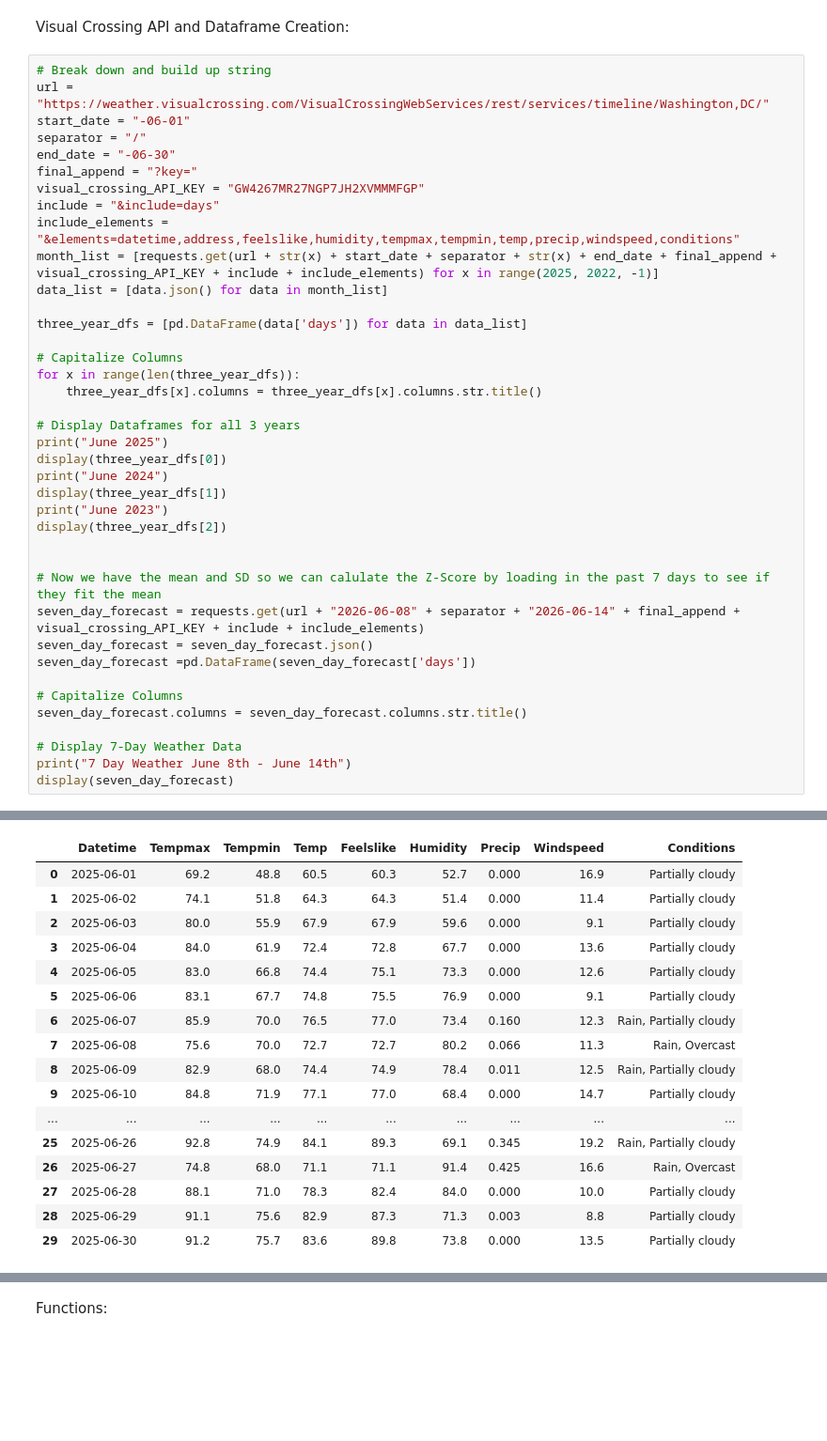
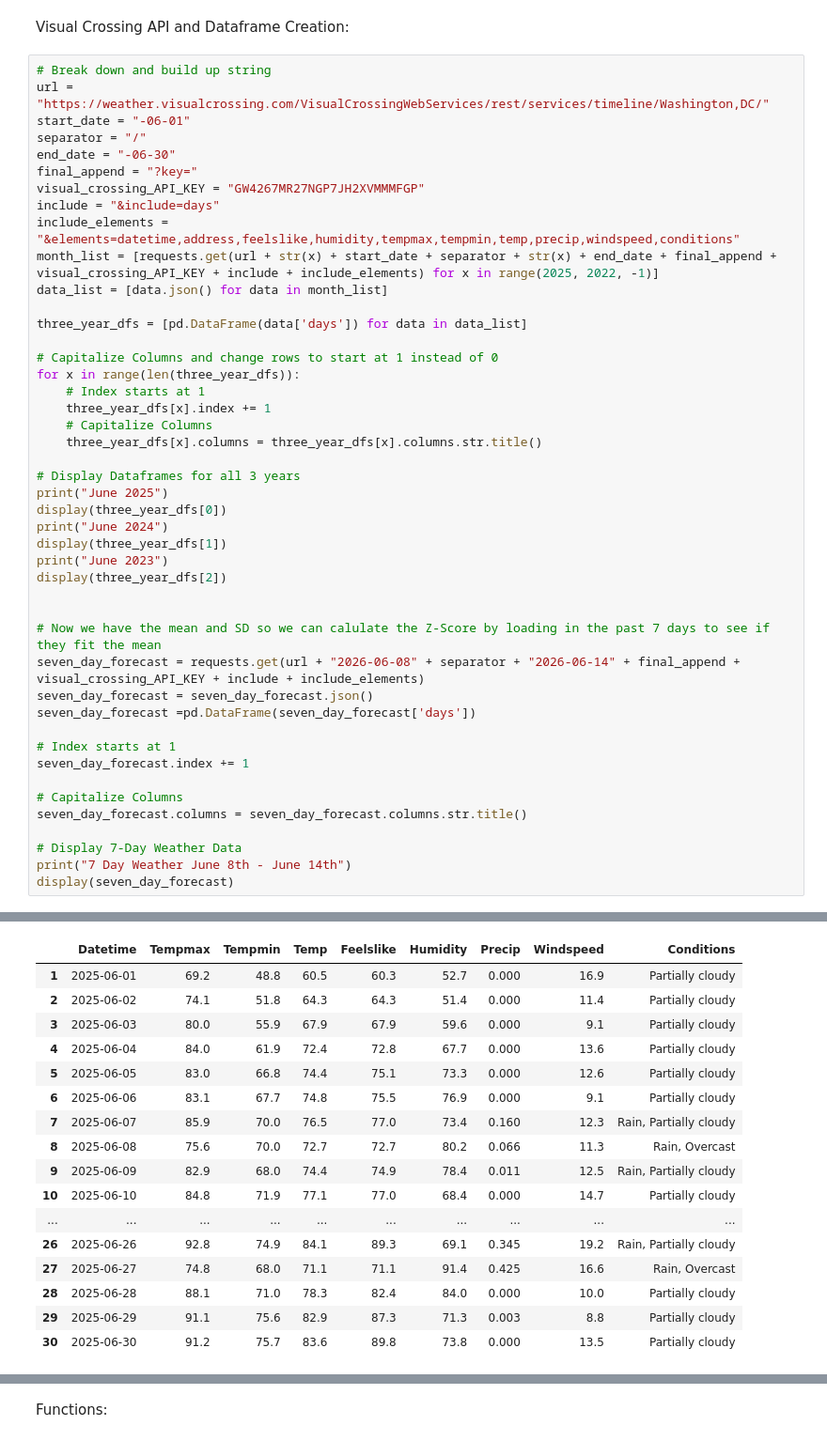
Before and after one commit to mnunez24/CMSC320_FinalProject, a Jupyter notebook: Submisson-Part-2.ipynb, the cells around one changed output, grey strips where cells are left out. Shown at 94% size. Saved outputs shown, nothing was run; the diff lists cells and outputs as text; blank space fills up the shorter version.

```diff
--- a/Submisson-Part-2.ipynb
+++ b/Submisson-Part-2.ipynb
@@ -25,49 +25,55 @@ month_list = [requests.get(url + str(x) + start_date + separator + str(x) + end_
 data_list = [data.json() for data in month_list]
 
 three_year_dfs = [pd.DataFrame(data['days']) for data in data_list]
 
-# Capitalize Columns
+# Capitalize Columns and change rows to start at 1 instead of 0
 for x in range(len(three_year_dfs)):
+    # Index starts at 1
+    three_year_dfs[x].index += 1
+    # Capitalize Columns
     three_year_dfs[x].columns = three_year_dfs[x].columns.str.title()
 
 # Display Dataframes for all 3 years
 print("June 2025")
 display(three_year_dfs[0])
 print("June 2024")
 display(three_year_dfs[1])
 print("June 2023")
 display(three_year_dfs[2])
 
 
 # Now we have the mean and SD so we can calulate the Z-Score by loading in the past 7 days to see if they fit the mean
 seven_day_forecast = requests.get(url + "2026-06-08" + separator + "2026-06-14" + final_append + visual_crossing_API_KEY + include + include_elements)
 seven_day_forecast = seven_day_forecast.json()
 seven_day_forecast =pd.DataFrame(seven_day_forecast['days'])
 
+# Index starts at 1
+seven_day_forecast.index += 1
+
 # Capitalize Columns
 seven_day_forecast.columns = seven_day_forecast.columns.str.title()
 
 # Display 7-Day Weather Data
 print("7 Day Weather June 8th - June 14th")
 display(seven_day_forecast)
 # %% [output]
 June 2025
 |  | Datetime | Tempmax | Tempmin | Temp | Feelslike | Humidity | Precip | Windspeed | Conditions |
-| 0 | 2025-06-01 | 69.2 | 48.8 | 60.5 | 60.3 | 52.7 | 0.000 | 16.9 | Partially cloudy |
-| 1 | 2025-06-02 | 74.1 | 51.8 | 64.3 | 64.3 | 51.4 | 0.000 | 11.4 | Partially cloudy |
-| 2 | 2025-06-03 | 80.0 | 55.9 | 67.9 | 67.9 | 59.6 | 0.000 | 9.1 | Partially cloudy |
-| 3 | 2025-06-04 | 84.0 | 61.9 | 72.4 | 72.8 | 67.7 | 0.000 | 13.6 | Partially cloudy |
-| 4 | 2025-06-05 | 83.0 | 66.8 | 74.4 | 75.1 | 73.3 | 0.000 | 12.6 | Partially cloudy |
-| 5 | 2025-06-06 | 83.1 | 67.7 | 74.8 | 75.5 | 76.9 | 0.000 | 9.1 | Partially cloudy |
-| 6 | 2025-06-07 | 85.9 | 70.0 | 76.5 | 77.0 | 73.4 | 0.160 | 12.3 | Rain, Partially cloudy |
-| 7 | 2025-06-08 | 75.6 | 70.0 | 72.7 | 72.7 | 80.2 | 0.066 | 11.3 | Rain, Overcast |
-| 8 | 2025-06-09 | 82.9 | 68.0 | 74.4 | 74.9 | 78.4 | 0.011 | 12.5 | Rain, Partially cloudy |
-| 9 | 2025-06-10 | 84.8 | 71.9 | 77.1 | 77.0 | 68.4 | 0.000 | 14.7 | Partially cloudy |
+| 1 | 2025-06-01 | 69.2 | 48.8 | 60.5 | 60.3 | 52.7 | 0.000 | 16.9 | Partially cloudy |
+| 2 | 2025-06-02 | 74.1 | 51.8 | 64.3 | 64.3 | 51.4 | 0.000 | 11.4 | Partially cloudy |
+| 3 | 2025-06-03 | 80.0 | 55.9 | 67.9 | 67.9 | 59.6 | 0.000 | 9.1 | Partially cloudy |
+| 4 | 2025-06-04 | 84.0 | 61.9 | 72.4 | 72.8 | 67.7 | 0.000 | 13.6 | Partially cloudy |
+| 5 | 2025-06-05 | 83.0 | 66.8 | 74.4 | 75.1 | 73.3 | 0.000 | 12.6 | Partially cloudy |
+| 6 | 2025-06-06 | 83.1 | 67.7 | 74.8 | 75.5 | 76.9 | 0.000 | 9.1 | Partially cloudy |
+| 7 | 2025-06-07 | 85.9 | 70.0 | 76.5 | 77.0 | 73.4 | 0.160 | 12.3 | Rain, Partially cloudy |
+| 8 | 2025-06-08 | 75.6 | 70.0 | 72.7 | 72.7 | 80.2 | 0.066 | 11.3 | Rain, Overcast |
+| 9 | 2025-06-09 | 82.9 | 68.0 | 74.4 | 74.9 | 78.4 | 0.011 | 12.5 | Rain, Partially cloudy |
+| 10 | 2025-06-10 | 84.8 | 71.9 | 77.1 | 77.0 | 68.4 | 0.000 | 14.7 | Partially cloudy |
 | ... | ... | ... | ... | ... | ... | ... | ... | ... | ... |
-| 25 | 2025-06-26 | 92.8 | 74.9 | 84.1 | 89.3 | 69.1 | 0.345 | 19.2 | Rain, Partially cloudy |
-| 26 | 2025-06-27 | 74.8 | 68.0 | 71.1 | 71.1 | 91.4 | 0.425 | 16.6 | Rain, Overcast |
-| 27 | 2025-06-28 | 88.1 | 71.0 | 78.3 | 82.4 | 84.0 | 0.000 | 10.0 | Partially cloudy |
-| 28 | 2025-06-29 | 91.1 | 75.6 | 82.9 | 87.3 | 71.3 | 0.003 | 8.8 | Partially cloudy |
-| 29 | 2025-06-30 | 91.2 | 75.7 | 83.6 | 89.8 | 73.8 | 0.000 | 13.5 | Partially cloudy |
+| 26 | 2025-06-26 | 92.8 | 74.9 | 84.1 | 89.3 | 69.1 | 0.345 | 19.2 | Rain, Partially cloudy |
+| 27 | 2025-06-27 | 74.8 | 68.0 | 71.1 | 71.1 | 91.4 | 0.425 | 16.6 | Rain, Overcast |
+| 28 | 2025-06-28 | 88.1 | 71.0 | 78.3 | 82.4 | 84.0 | 0.000 | 10.0 | Partially cloudy |
+| 29 | 2025-06-29 | 91.1 | 75.6 | 82.9 | 87.3 | 71.3 | 0.003 | 8.8 | Partially cloudy |
+| 30 | 2025-06-30 | 91.2 | 75.7 | 83.6 | 89.8 | 73.8 | 0.000 | 13.5 | Partially cloudy |
 June 2024
 |  | Datetime | Tempmax | Tempmin | Temp | Feelslike | Humidity | Precip | Windspeed | Conditions |
```
Also changed, not shown: parts of 3 cells of this notebook.
